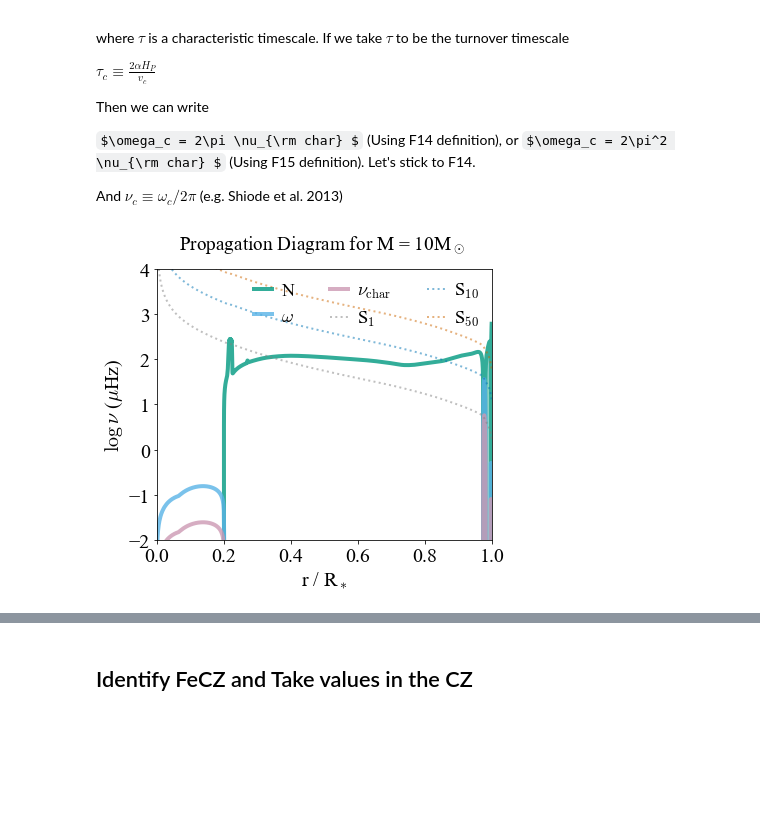
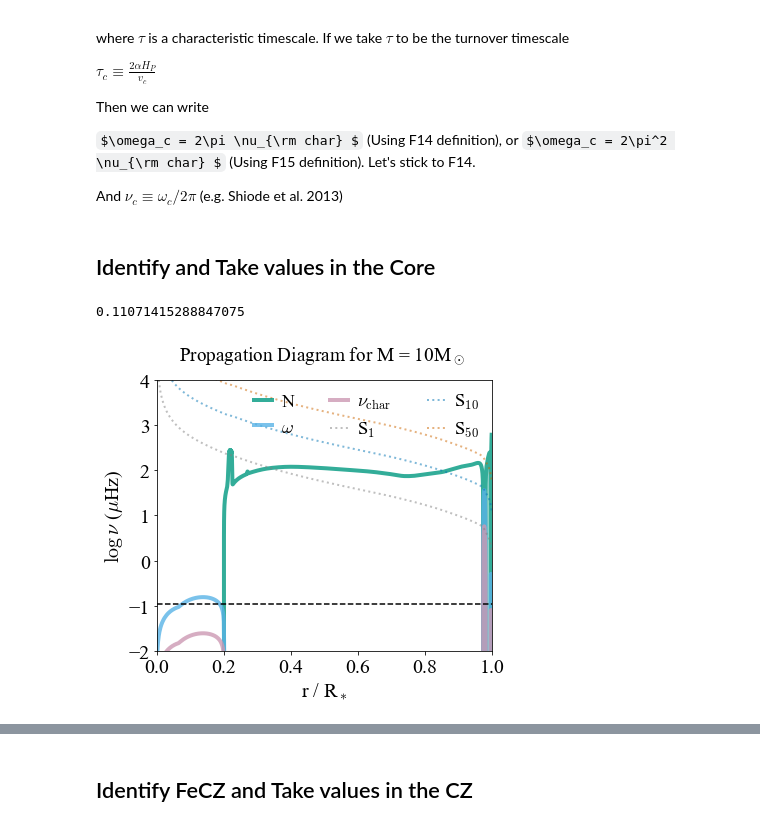
Before and after one commit to matteocantiello/rednoise, a Jupyter notebook: propagation_diagrams.ipynb, the cells around one changed output, grey strips where cells are left out. Drawn from its saved outputs; the diff is of its cells as text; code cells hidden in the pictures; some formulas as TeX source; blank space fills up the shorter version.

Commit message:
added core kr

```diff
--- a/propagation_diagrams.ipynb
+++ b/propagation_diagrams.ipynb
@@ -196,6 +196,21 @@ And $\nu_c \equiv \omega_c / 2\pi $ (e.g. Shiode et al. 2013)
 DIR = '/Users/mcantiello/Dropbox (Personal)/work/red_noise/Z0.02_CORE/'
 mods = [5.0, 5.2, 5.4 ,5.6 ,5.8, 6.0, 7.0,8.0,9.0,10,11,12,13,14,15,16,17,18,19,20,21,22,23,24,25,30,40,50,60,80,100,120]
 hrdlines = [5.0,6.0,7.0,9.0,11,13,15,20,25,30,40,60,80,120]
+# %% [markdown]
+## Identify and Take values in the Core
+# %%
+# T_FeCZ  = (/ 100000,500000 /)  ! Rough T range for FeCZ Conv Region
+# If temperature within the FeCZ range AND convective -> extract boundaries of FeCZ
+vc=10**mesa.log_conv_vel
+
+i=len(vc)-1
+while (vc[i] > 0.00001):
+    i=i-1
+omega_core=np.mean(omega[i:])
+i_core = i
+print(omega_core/muhz)
+# %% [output]
+0.11071415288847075
 # %%
 mesa=mr.MesaData(DIR+'10/LOGS/profile10.data')
 dir(mesa)
@@ -219,31 +234,32 @@ plt.plot(mesa.radius/mesa.radius[1],np.log10(brunt),linewidth=4, alpha=0.8,label
 
 ## Calculate Omega (nu_char)
 # Extract Omega:
 # Calculate turnover timescale
 vc=10**mesa.log_conv_vel
 alpha_mlt = 1.6
 hp=mesa.pressure_scale_height
 turnover=2*alpha_mlt*hp*rsun/vc     # 2 Lambda / vc
 
 nu_char=1.0/(2*3.1415*turnover)     # Definition in Bowman et al. 2020
 
 omega=vc/(2*alpha_mlt*hp*rsun)      # definition from Fuller et al. 2014 (there is a 2 here)
 
 plt.plot(mesa.radius/mesa.radius[1],np.log10(omega/muhz),linewidth=4, alpha=0.8,label = r'$\omega$',color=SKY_BLUE)
 plt.plot(mesa.radius/mesa.radius[1],np.log10(nu_char/muhz),linewidth=4, alpha=0.8,label = r'$\nu_{\rm char}$',color=RED_PURPLE)
 
 plt.plot(mesa.radius/mesa.radius[1],np.log10(lamb1),linewidth=2, ls=':', alpha=0.5,label = r'S$_1$',color='gray')
 plt.plot(mesa.radius/mesa.radius[1],np.log10(lamb10),linewidth=2, ls=':',alpha=0.5,label = r'S$_{10}$',color=BLUE)
 plt.plot(mesa.radius/mesa.radius[1],np.log10(lamb50),linewidth=2, ls=':',alpha=0.5,label = r'S$_{50}$',color=VERMILLION)
 #plt.plot(mesa.radius/mesa.radius[1],np.log10(lamb30),linewidth=2, alpha=0.8,label = r'  S$_{30}$')
 #plt.plot(mesa.radius/mesa.radius[1],np.log10(lamb300),linewidth=2, alpha=0.8,label = r'S$_{\ell = 300}$')
+plt.axhline(y=np.log10(omega_core/muhz), color=BLACK, linestyle='--')
 
 legend = plt.legend(loc='upper right',fontsize=18,ncol=3)
 
 plt.axis([0.0,1, -2,4])
 plt.xlabel(r'r / R$_*$')
 plt.ylabel(r'$\log\, \nu$ ($\mu$Hz)')
 plt.title(r'Propagation Diagram for M = 10M$_\odot$ ') #X$_c$=0.68
 plt.savefig("Propagation10Msun_zoom.pdf")
 # %% [output]
-[figure, old version]
+[figure, new version]
```
Also changed, not shown: parts of 2 cells of this notebook.
